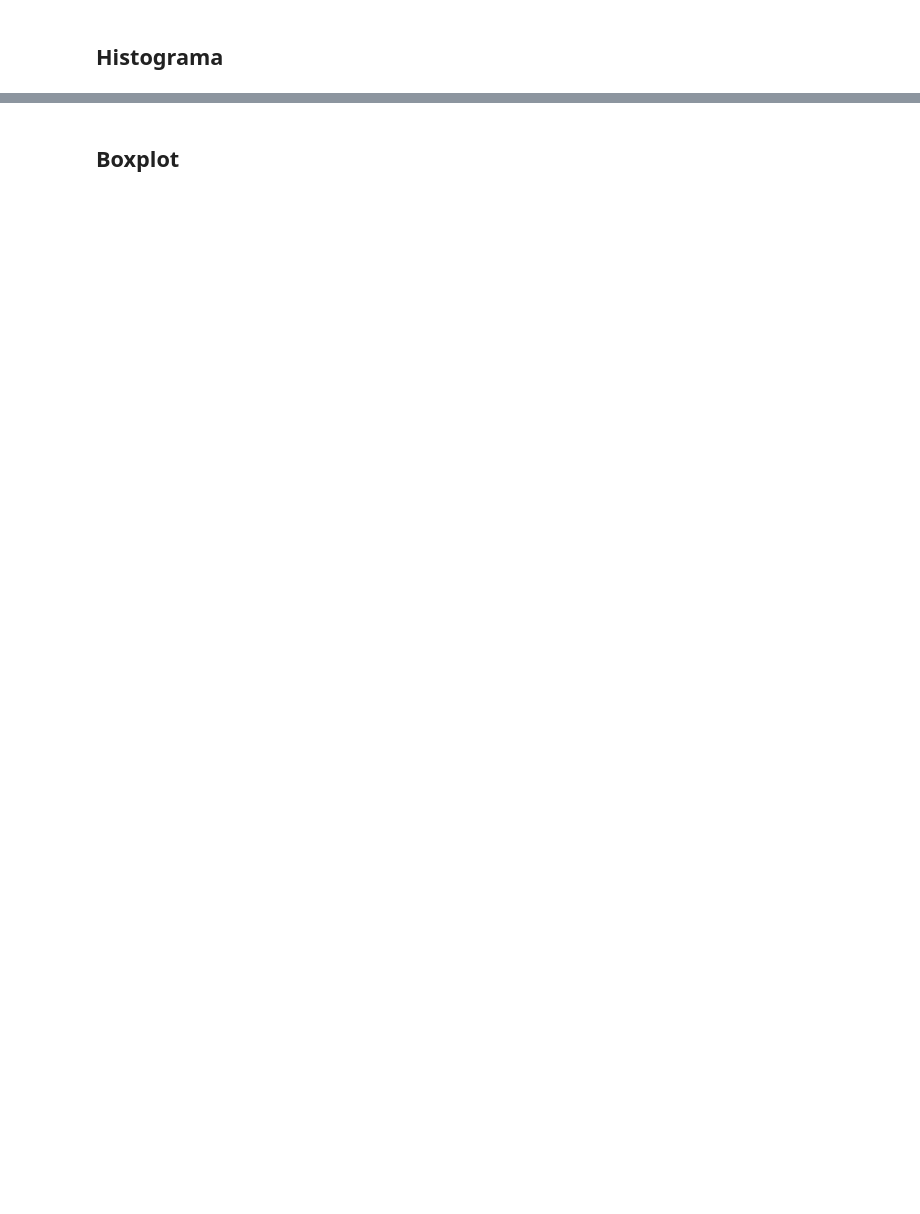
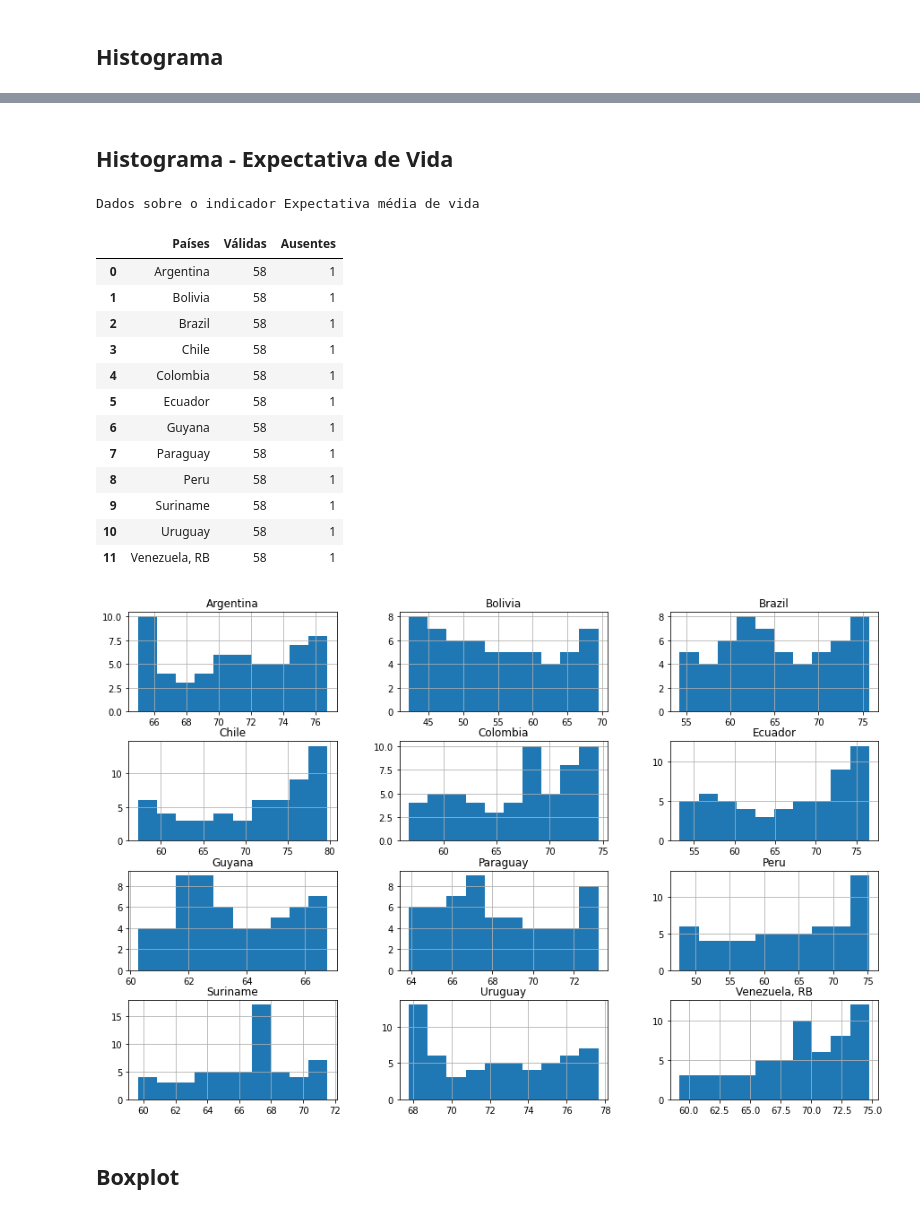
Before and after one commit to sganzerla/DPS852-Data-Science, a Jupyter notebook: T3/T3.ipynb, the cells around one changed output, grey strips where cells are left out. Cells and saved outputs as stored; diff of their text form; code cells hidden in the pictures; blank space fills up the shorter version.

```diff
--- a/T3/T3.ipynb
+++ b/T3/T3.ipynb
@@ -88,3 +203,25 @@ gravar_arquivo(df_long, 'df_long_sul_ame.csv')
+# %% [markdown]
+## Histograma - Expectativa de Vida
+# %%
+
+dataframe_long = ler_arquivo('df_long_sul_ame.csv')
+gerar_grafico_histograma(dataframe_long, "Expectativa média de vida")
+# %% [output]
+Dados sobre o indicador Expectativa média de vida
+|  | Países | Válidas | Ausentes |
+| 0 | Argentina | 58 | 1 |
+| 1 | Bolivia | 58 | 1 |
+| 2 | Brazil | 58 | 1 |
+| 3 | Chile | 58 | 1 |
+| 4 | Colombia | 58 | 1 |
+| 5 | Ecuador | 58 | 1 |
+| 6 | Guyana | 58 | 1 |
+| 7 | Paraguay | 58 | 1 |
+| 8 | Peru | 58 | 1 |
+| 9 | Suriname | 58 | 1 |
+| 10 | Uruguay | 58 | 1 |
+| 11 | Venezuela, RB | 58 | 1 |
+[figure, added]
 # %% [markdown]
 ## Boxplot
 # %%
```
Also changed, not shown: parts of 15 cells of this notebook.
